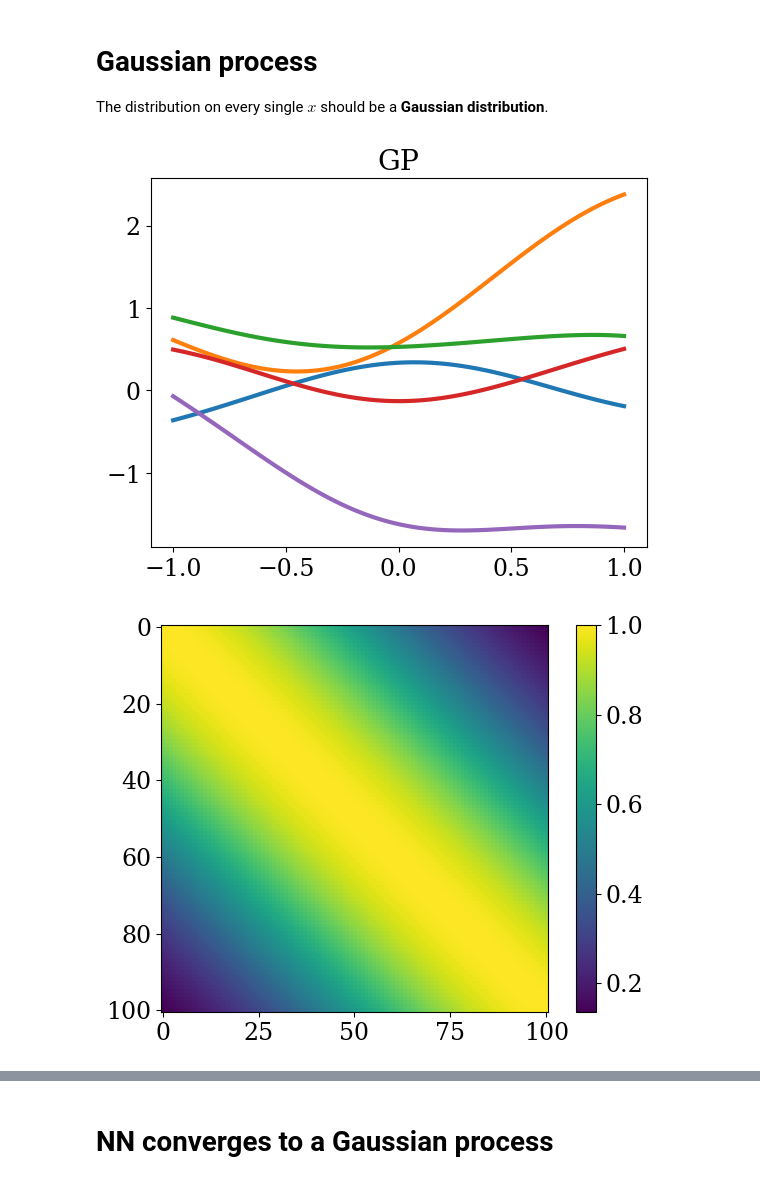
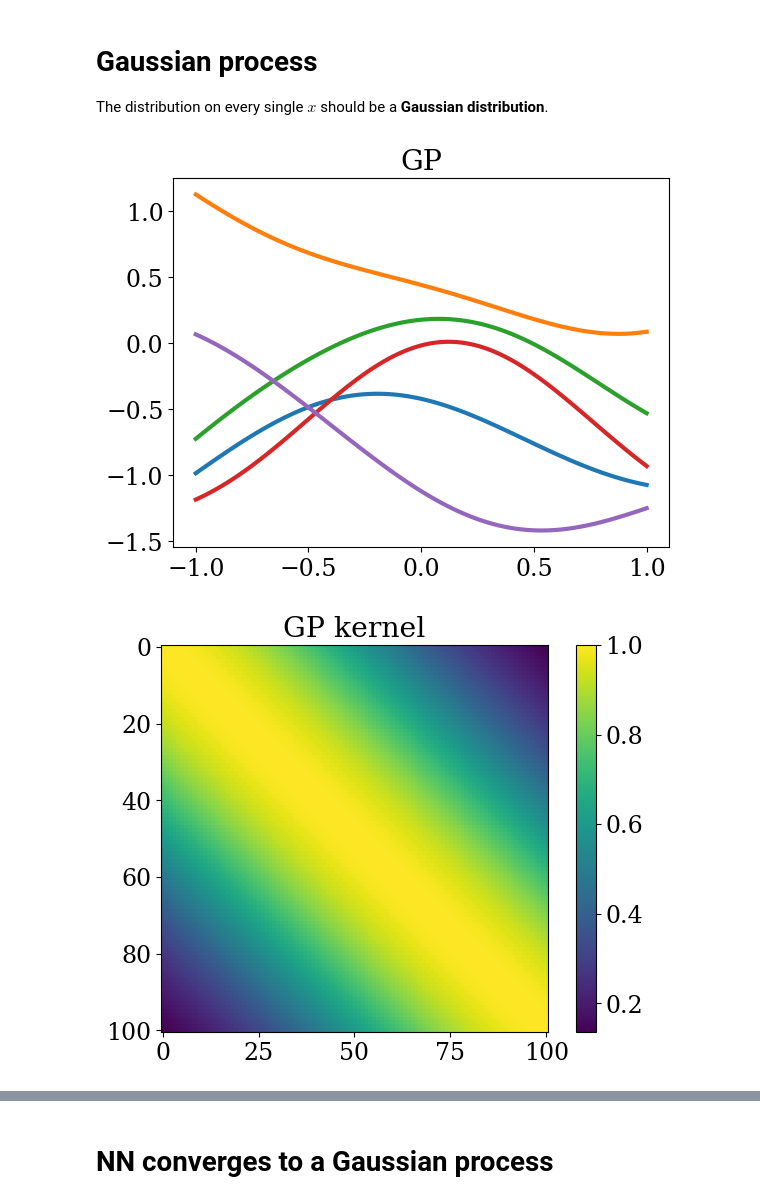
Before and after one commit to guanshaoheng/gaussian_nn_tugraz, a Jupyter notebook: link_NN_Gaussian/NN_is_GP.ipynb, the cells around one changed output, grey strips where cells are left out. Saved outputs shown, nothing was run; the diff lists cells and outputs as text; code cells hidden in the pictures.

```diff
--- a/link_NN_Gaussian/NN_is_GP.ipynb
+++ b/link_NN_Gaussian/NN_is_GP.ipynb
@@ -53,21 +53,36 @@ x = np.linspace(-1.0, 1., nx)[:, np.newaxis]
 # Gaussian process
 
 The distribution on every single $x$ should be a **Gaussian distribution**.
+# %%
+def kernel_rbf(x1, x2, sig=1.0, l=1.0):
+    x1 = x1.reshape(-1, 1)
+    x2 = x2.reshape(-1, 1)
+    K = sig**2 * np.exp(-(x1 - x2.T)**2/(2*l**2))
+    return K
 # %%
 x_temp = -(x.T - x)**2/2.
-kernel = np.exp(-(x.T - x)**2/2.)
+kernel = kernel_rbf(x, x)
+# kernel = np.exp(-(x.T - x)**2/2.)
 def rand_gen_GP(num_samples = 5):
     y = np.random.multivariate_normal(mean=np.zeros(shape=nx), cov=kernel, size=num_samples)
     return y
 y = rand_gen_GP()
 plt.plot(x.reshape(-1), y.T)
 plt.title('GP')
+fig = plt.gcf()
+fig.savefig(fname = './figs/GP sampling.jpg', dpi=200)
 plt.show()
+plt.close()
 
-plt.imshow(kernel); plt.colorbar(); plt.tight_layout();plt.show()
+plt.imshow(kernel); plt.colorbar(); plt.tight_layout()
+plt.title('GP kernel')
+fig = plt.gcf()
+fig.savefig(fname = './figs/GP kernel_true.jpg', dpi=200)
+plt.show()
+plt.close()
 # %% [output]
-[figure, old version]
+[figure, new version]
-[figure, old version]
+[figure, new version]
 # %%
 import seaborn as sns
 
```
Also changed, not shown: parts of 9 cells of this notebook, 18 other files.
